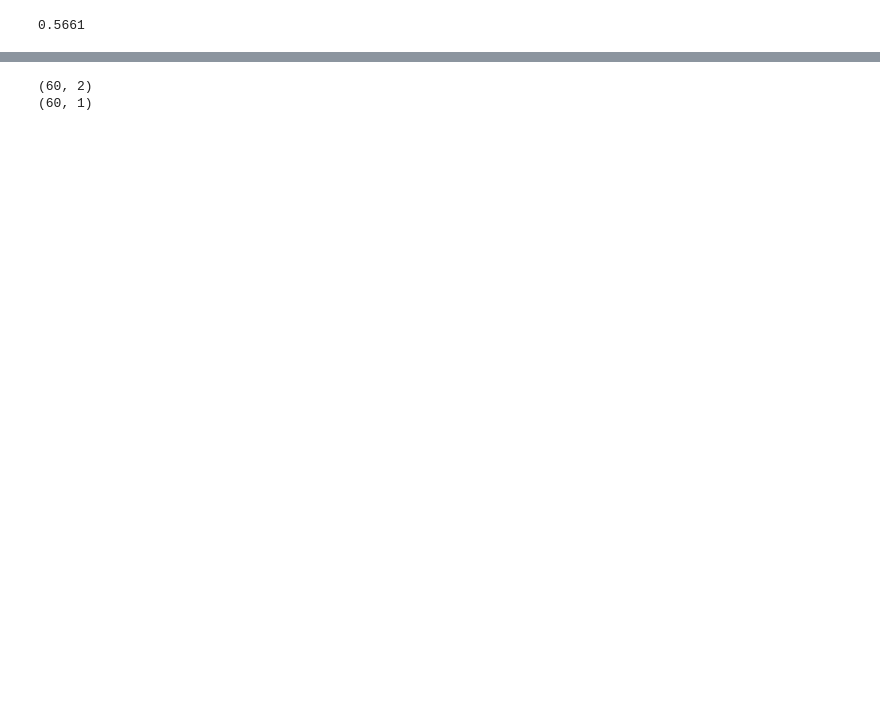
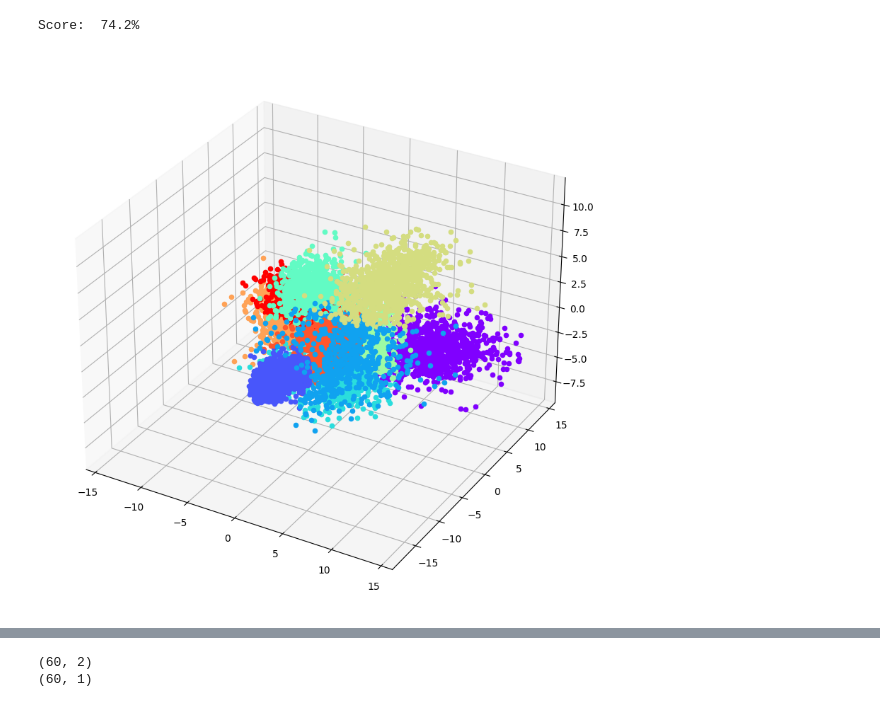
Before and after one commit to sreenya24/SMAI-project-M22, a Jupyter notebook: flda.ipynb, the cells around one changed output, grey strips where cells are left out. Saved outputs shown, nothing was run; the diff lists cells and outputs as text; code cells hidden in the pictures; blank space fills up the shorter version.

```diff
--- a/flda.ipynb
+++ b/flda.ipynb
@@ -107,5 +99,10 @@ clf = fLDA(D_new=2)
 # %%
+clf = fLDA(D_new=3)
+
 clf.fit(x_train, y_train)
-clf.score(x_test, y_test)
+print("Score: ", str(clf.score(x_test, y_test)*100) + "%")
+
+proj = clf.project(x_test)
+predictions = clf.predict(x_test)
 # %% [output]
-0.5661
+Score:  74.2%
@@ -114,0 +109,15 @@ predictions = clf.predict(x_test)
+# %%
+classes = list(np.unique(y_test))
+colors = cm.rainbow(np.linspace(0, 1, len(classes)))
+plotlabels = {classes[c] : colors[c] for c in range(len(classes))}
+
+fig = plt.figure(figsize=(12,10))
+ax =fig.add_subplot(111,projection='3d')
+ax.mouse_init()
+
+for point,pred in zip(proj,predictions):
+  ax.scatter(point[0],point[1],point[2],color=plotlabels[pred])
+
+plt.show()
+# %% [output]
+[figure, added]
```
Also changed, not shown: parts of 15 cells of this notebook.
